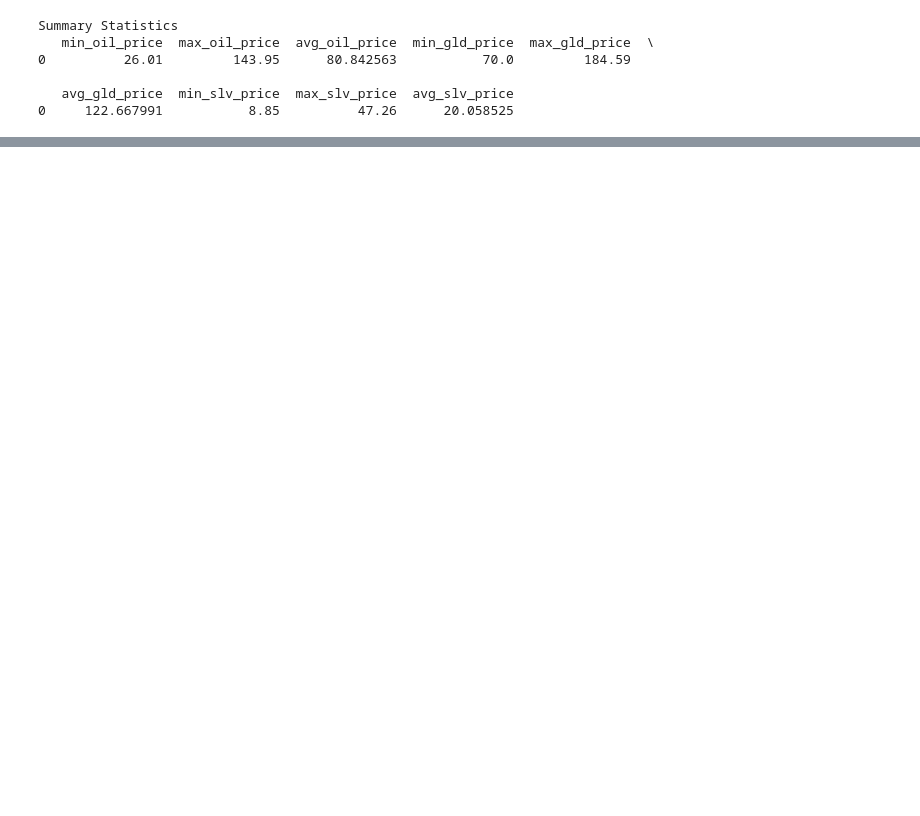
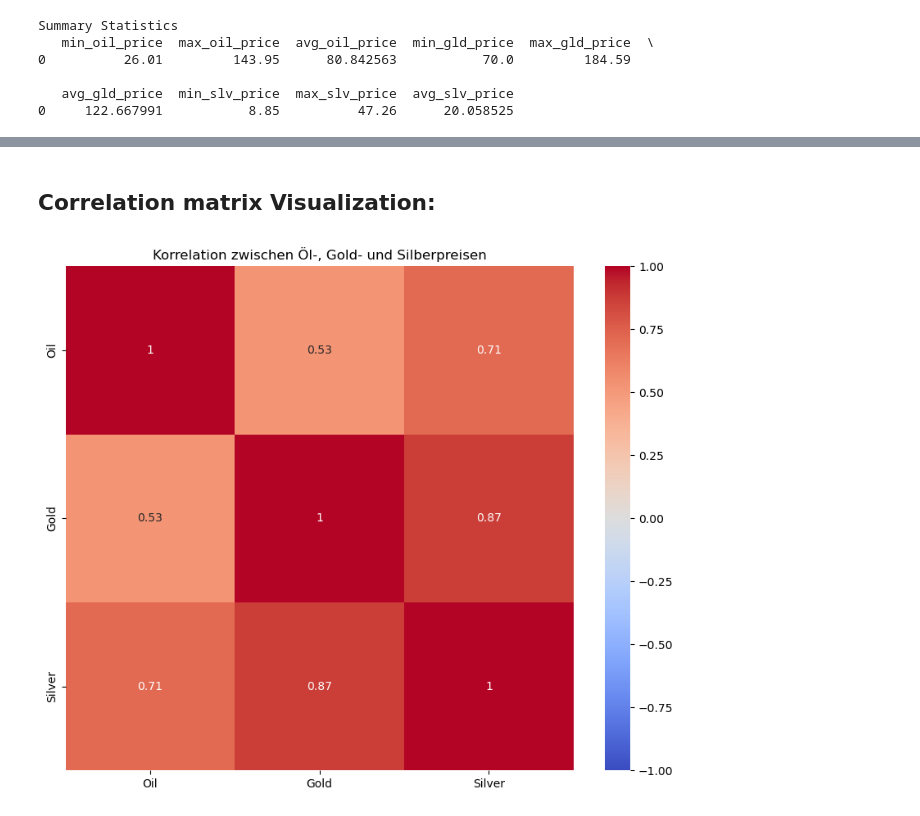
Before and after one commit to MichelleWegner/Commodity-Price-Analysis, a Jupyter notebook: SQL-EDA.ipynb, the cells around one changed output, grey strips where cells are left out. Cells and saved outputs as stored; diff of their text form; code cells hidden in the pictures; blank space fills up the shorter version.

```diff
--- a/SQL-EDA.ipynb
+++ b/SQL-EDA.ipynb
@@ -97,0 +191,22 @@ plt.show()
+# %% [markdown]
+## Correlation matrix Visualization:
+# %%
+import pandas as pd
+import seaborn as sns
+import matplotlib.pyplot as plt
+
+# create correlations Dataframe of dataset
+data = {
+    'Oil': [1, 0.528654, 0.712958],
+    'Gold': [0.528654, 1, 0.867904],
+    'Silver': [0.712958, 0.867904, 1]
+}
+df = pd.DataFrame(data, index=['Oil', 'Gold', 'Silver'])
+
+# Create Heatmap
+plt.figure(figsize=(10, 8))
+sns.heatmap(df, annot=True, cmap='coolwarm', vmin=-1, vmax=1, center=0)
+plt.title('Korrelation zwischen Öl-, Gold- und Silberpreisen')
+plt.show()
+# %% [output]
+[figure, added]
```
Also changed, not shown: parts of 29 cells of this notebook, 3 other files.
